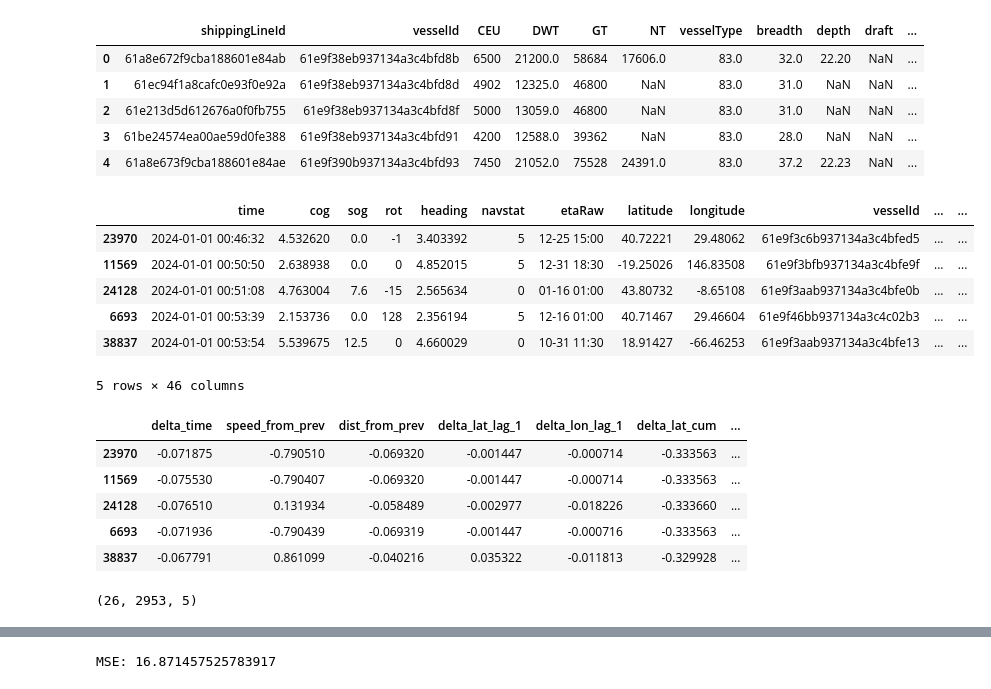
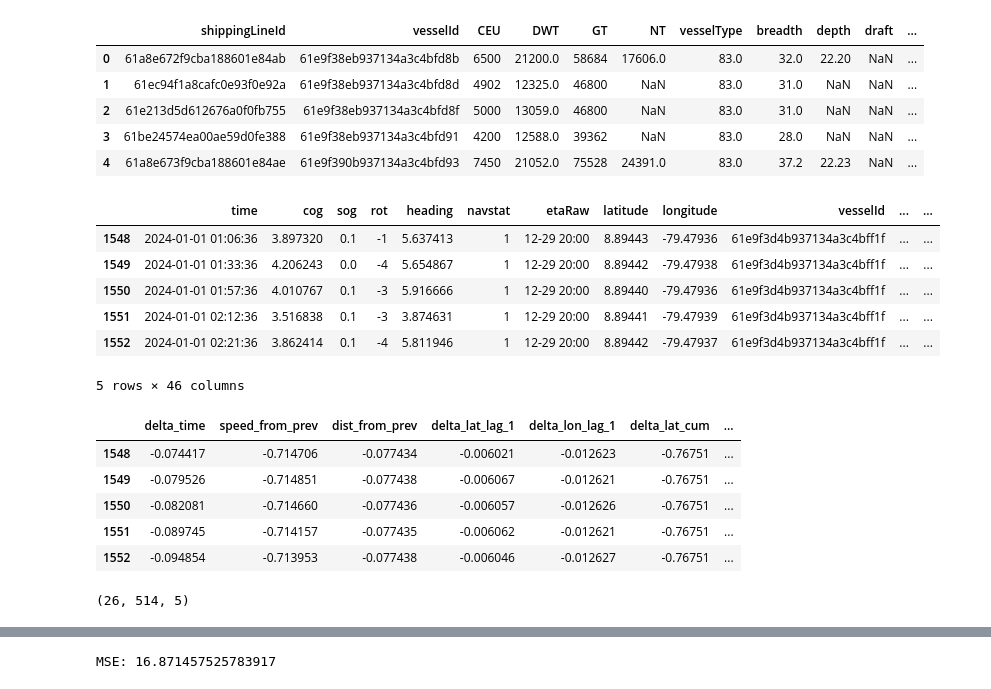
Before and after one commit to baconmoontwist/ML, a Jupyter notebook: rydding/randomforest.ipynb, the cells around one changed output, grey strips where cells are left out. Drawn from its saved outputs; the diff is of its cells as text; code cells hidden in the pictures.

```diff
--- a/rydding/randomforest.ipynb
+++ b/rydding/randomforest.ipynb
@@ -96,34 +96,34 @@ def reconstruct(sol: pd.DataFrame) -> pd.DataFrame:
 # %%
 #Imputation
 vesselData = vessels.copy()
 imputer = KNNImputer(n_neighbors=15)
 
 non_numeric = ["vesselId", "shippingLineId", "homePort"]
 non = vesselData[non_numeric]
 vesselData.drop(columns=non_numeric, inplace=True)
 
 cols, ind = vesselData.columns, vesselData.index
 
 vesselData = pd.DataFrame(imputer.fit_transform(vesselData), columns=cols, index=ind)
 
 for i in non_numeric:
     vesselData[i] = non[i]
 
 #Cleaning
 data = pd.merge(data, vesselData, how="left")
-cleaned = ins.cleanUp(data, n=25)
+cleaned = ins.cleanUp(data, n=5)
 
 cleaned["volume"] = cleaned["length"]*cleaned["breadth"]*cleaned["depth"]
 
-
+cleaned.to_csv("cleaned.csv", sep="|")
 cleaned.head()
 # %% [output]
 |  | time | cog | sog | rot | heading | navstat | etaRaw | latitude | longitude | vesselId | ... | ... |
-| 23970 | 2024-01-01 00:46:32 | 4.532620 | 0.0 | -1 | 3.403392 | 5 | 12-25 15:00 | 40.72221 | 29.48062 | 61e9f3c6b937134a3c4bfed5 | ... | ... |
-| 11569 | 2024-01-01 00:50:50 | 2.638938 | 0.0 | 0 | 4.852015 | 5 | 12-31 18:30 | -19.25026 | 146.83508 | 61e9f3bfb937134a3c4bfe9f | ... | ... |
-| 24128 | 2024-01-01 00:51:08 | 4.763004 | 7.6 | -15 | 2.565634 | 0 | 01-16 01:00 | 43.80732 | -8.65108 | 61e9f3aab937134a3c4bfe0b | ... | ... |
-| 6693 | 2024-01-01 00:53:39 | 2.153736 | 0.0 | 128 | 2.356194 | 5 | 12-16 01:00 | 40.71467 | 29.46604 | 61e9f46bb937134a3c4c02b3 | ... | ... |
-| 38837 | 2024-01-01 00:53:54 | 5.539675 | 12.5 | 0 | 4.660029 | 0 | 10-31 11:30 | 18.91427 | -66.46253 | 61e9f3aab937134a3c4bfe13 | ... | ... |
+| 1548 | 2024-01-01 01:06:36 | 3.897320 | 0.1 | -1 | 5.637413 | 1 | 12-29 20:00 | 8.89443 | -79.47936 | 61e9f3d4b937134a3c4bff1f | ... | ... |
+| 1549 | 2024-01-01 01:33:36 | 4.206243 | 0.0 | -4 | 5.654867 | 1 | 12-29 20:00 | 8.89442 | -79.47938 | 61e9f3d4b937134a3c4bff1f | ... | ... |
+| 1550 | 2024-01-01 01:57:36 | 4.010767 | 0.1 | -3 | 5.916666 | 1 | 12-29 20:00 | 8.89440 | -79.47936 | 61e9f3d4b937134a3c4bff1f | ... | ... |
+| 1551 | 2024-01-01 02:12:36 | 3.516838 | 0.1 | -3 | 3.874631 | 1 | 12-29 20:00 | 8.89441 | -79.47939 | 61e9f3d4b937134a3c4bff1f | ... | ... |
+| 1552 | 2024-01-01 02:21:36 | 3.862414 | 0.1 | -4 | 5.811946 | 1 | 12-29 20:00 | 8.89442 | -79.47937 | 61e9f3d4b937134a3c4bff1f | ... | ... |
 5 rows × 46 columns
 # %%
 #Normalize
@@ -136,11 +136,11 @@ cleaned[NORMAL] = (cleaned[NORMAL] - mean) / std
 cleaned[NORMAL].head()
 # %% [output]
 |  | delta_time | speed_from_prev | dist_from_prev | delta_lat_lag_1 | delta_lon_lag_1 | delta_lat_cum | ... |
-| 23970 | -0.071875 | -0.790510 | -0.069320 | -0.001447 | -0.000714 | -0.333563 | ... |
-| 11569 | -0.075530 | -0.790407 | -0.069320 | -0.001447 | -0.000714 | -0.333563 | ... |
-| 24128 | -0.076510 | 0.131934 | -0.058489 | -0.002977 | -0.018226 | -0.333660 | ... |
-| 6693 | -0.071936 | -0.790439 | -0.069319 | -0.001447 | -0.000716 | -0.333563 | ... |
-| 38837 | -0.067791 | 0.861099 | -0.040216 | 0.035322 | -0.011813 | -0.329928 | ... |
+| 1548 | -0.074417 | -0.714706 | -0.077434 | -0.006021 | -0.012623 | -0.76751 | ... |
+| 1549 | -0.079526 | -0.714851 | -0.077438 | -0.006067 | -0.012621 | -0.76751 | ... |
+| 1550 | -0.082081 | -0.714660 | -0.077436 | -0.006057 | -0.012626 | -0.76751 | ... |
+| 1551 | -0.089745 | -0.714157 | -0.077435 | -0.006062 | -0.012621 | -0.76751 | ... |
+| 1552 | -0.094854 | -0.713953 | -0.077438 | -0.006046 | -0.012627 | -0.76751 | ... |
 # %%
 #Gen data
 TARGETS = ["delta_lat", "delta_lon", "delta_lat_cum", "delta_lon_cum"]
@@ -158,7 +158,7 @@ num_features = X.shape[2]
 num_targets = y.shape[2]
 print(X.shape)
 # %% [output]
-(26, 2953, 5)
+(26, 514, 5)
 # %%
 #LSTM
 def lstm():
```
Also changed, not shown: parts of 6 cells of this notebook.
